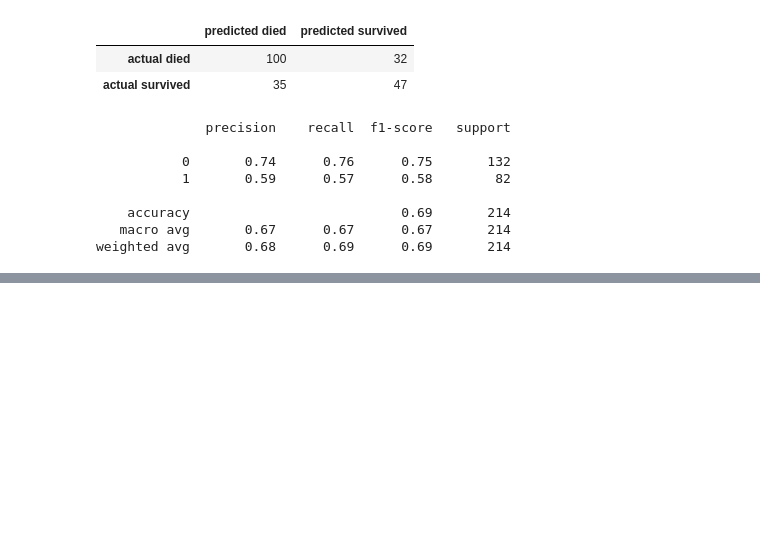
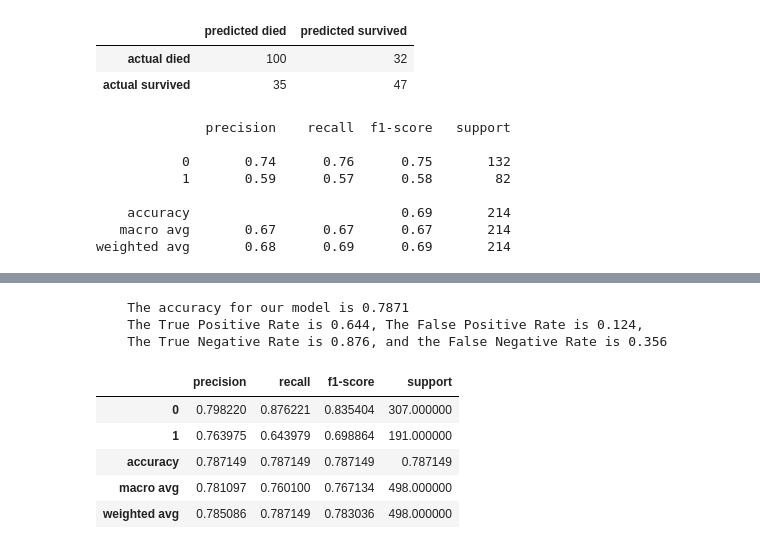
Before and after one commit to david-ryan-alviola/classification-exercises, a Jupyter notebook: model.ipynb, the cells around one changed output, grey strips where cells are left out. Cells and saved outputs as stored; diff of their text form; code cells hidden in the pictures; blank space fills up the shorter version.

```diff
--- a/model.ipynb
+++ b/model.ipynb
@@ -514,0 +572,2 @@ weighted avg       0.68      0.69      0.69       214
+# %%
+knn_20 = KNeighborsClassifier(n_neighbors=20, weights='uniform')
@@ -514,0 +578,12 @@ weighted avg       0.68      0.69      0.69       214
+# %%
+get_metrics_bin(knn_20, X_train, y_train)
+# %% [output]
+    The accuracy for our model is 0.7871
+    The True Positive Rate is 0.644, The False Positive Rate is 0.124,
+    The True Negative Rate is 0.876, and the False Negative Rate is 0.356
+|  | precision | recall | f1-score | support |
+| 0 | 0.798220 | 0.876221 | 0.835404 | 307.000000 |
+| 1 | 0.763975 | 0.643979 | 0.698864 | 191.000000 |
+| accuracy | 0.787149 | 0.787149 | 0.787149 | 0.787149 |
+| macro avg | 0.781097 | 0.760100 | 0.767134 | 498.000000 |
+| weighted avg | 0.785086 | 0.787149 | 0.783036 | 498.000000 |
```
Also changed, not shown: parts of 62 cells of this notebook.
